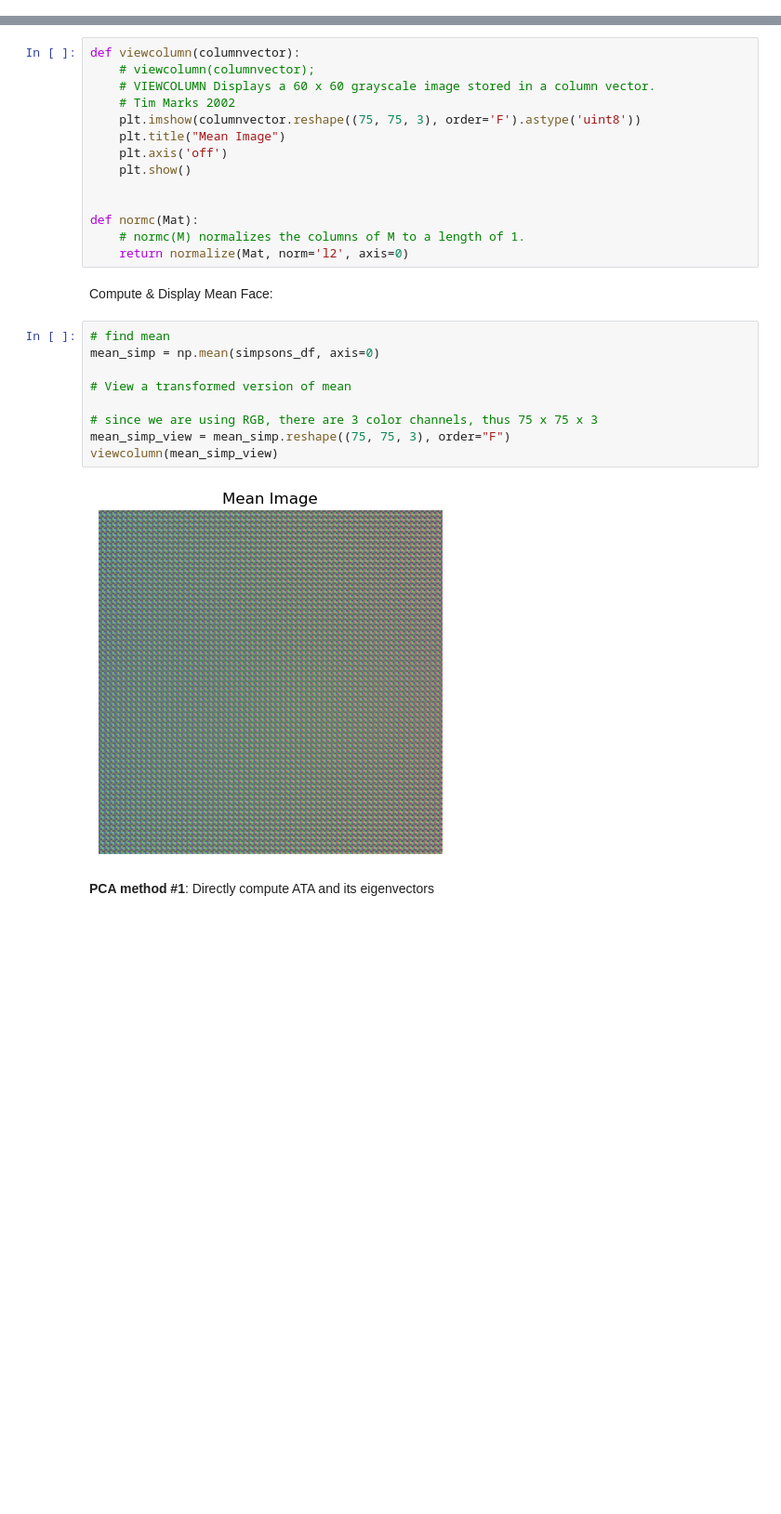
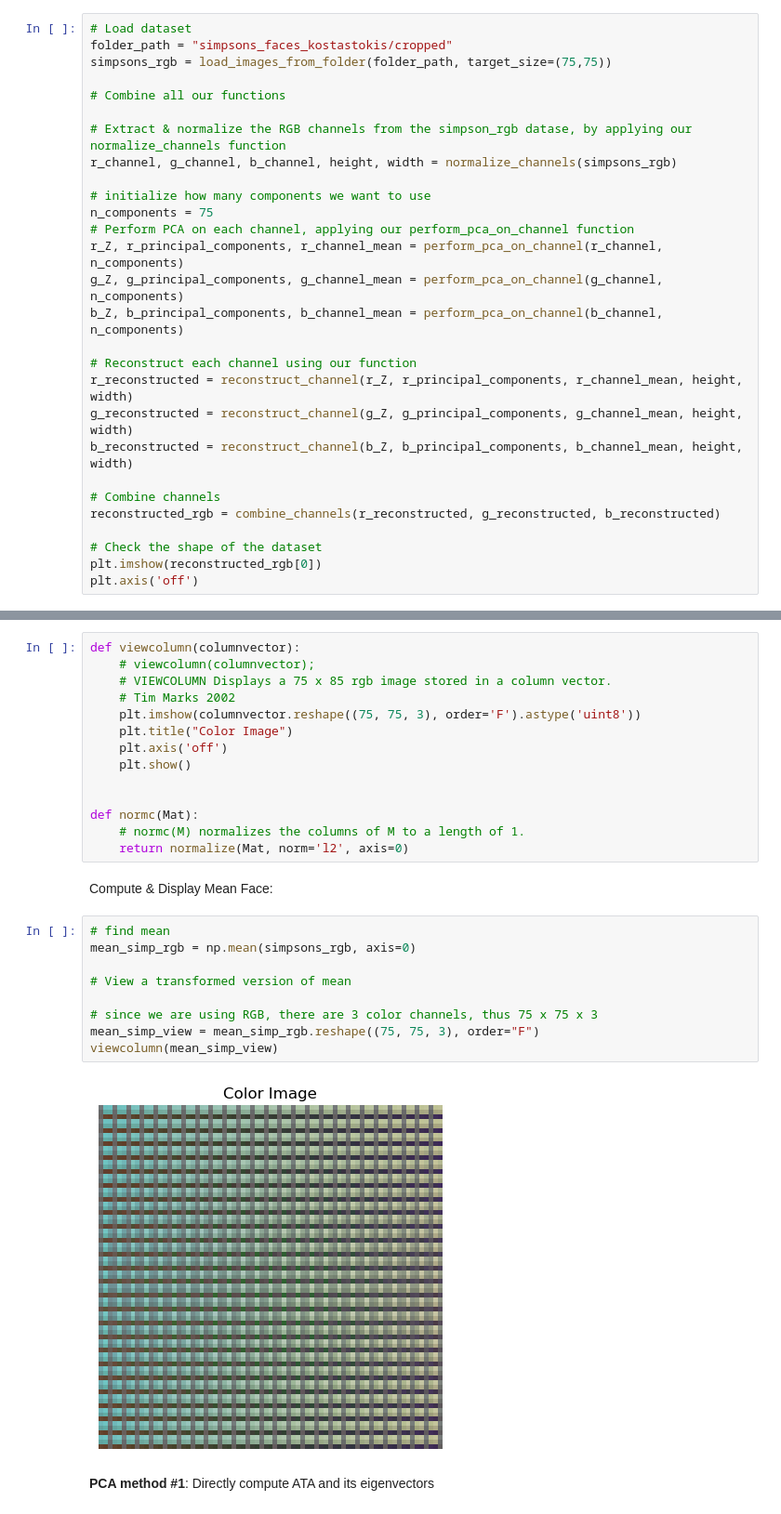
Before and after one commit to madeline-blount/The-Simpsons-PCA-Reconstruction, a Jupyter notebook: rough_draft_PCA.ipynb, the cells around one changed output, grey strips where cells are left out. Shown at 93% size. Cells and saved outputs as stored; diff of their text form; blank space fills up the shorter version.

Commit message:
created color version of pca

```diff
--- a/rough_draft_PCA.ipynb
+++ b/rough_draft_PCA.ipynb
@@ -44,0 +98,28 @@ Dataset shape: (9877, 120000)
+# %%
+# Load dataset
+folder_path = "simpsons_faces_kostastokis/cropped"
+simpsons_rgb = load_images_from_folder(folder_path, target_size=(75,75))
+
+# Combine all our functions
+
+# Extract & normalize the RGB channels from the simpson_rgb datase, by applying our normalize_channels function
+r_channel, g_channel, b_channel, height, width = normalize_channels(simpsons_rgb)
+
+# initialize how many components we want to use
+n_components = 75
+# Perform PCA on each channel, applying our perform_pca_on_channel function
+r_Z, r_principal_components, r_channel_mean = perform_pca_on_channel(r_channel, n_components)
+g_Z, g_principal_components, g_channel_mean = perform_pca_on_channel(g_channel, n_components)
+b_Z, b_principal_components, b_channel_mean = perform_pca_on_channel(b_channel, n_components)
+
+# Reconstruct each channel using our function
+r_reconstructed = reconstruct_channel(r_Z, r_principal_components, r_channel_mean, height, width)
+g_reconstructed = reconstruct_channel(g_Z, g_principal_components, g_channel_mean, height, width)
+b_reconstructed = reconstruct_channel(b_Z, b_principal_components, b_channel_mean, height, width)
+
+# Combine channels
+reconstructed_rgb = combine_channels(r_reconstructed, g_reconstructed, b_reconstructed)
+
+# Check the shape of the dataset
+plt.imshow(reconstructed_rgb[0])
+plt.axis('off')
@@ -50,10 +145,10 @@ print(np.array(test_img).shape)
 # %%
 def viewcolumn(columnvector):
     # viewcolumn(columnvector);
-    # VIEWCOLUMN Displays a 60 x 60 grayscale image stored in a column vector.
+    # VIEWCOLUMN Displays a 75 x 85 rgb image stored in a column vector.
     # Tim Marks 2002
     plt.imshow(columnvector.reshape((75, 75, 3), order='F').astype('uint8'))
-    plt.title("Mean Image")
+    plt.title("Color Image")
     plt.axis('off')
     plt.show()
 
@@ -65,15 +160,15 @@ def normc(Mat):
 Compute & Display Mean Face:
 # %%
 # find mean
-mean_simp = np.mean(simpsons_df, axis=0)
+mean_simp_rgb = np.mean(simpsons_rgb, axis=0)
 
 # View a transformed version of mean
 
 # since we are using RGB, there are 3 color channels, thus 75 x 75 x 3
-mean_simp_view = mean_simp.reshape((75, 75, 3), order="F")
+mean_simp_view = mean_simp_rgb.reshape((75, 75, 3), order="F")
 viewcolumn(mean_simp_view)
 # %% [output]
-[figure, old version]
+[figure, new version]
 # %% [markdown]
 **PCA method #1**: Directly compute ATA and its eigenvectors
 # %%
```
Also changed, not shown: parts of 18 cells of this notebook.
